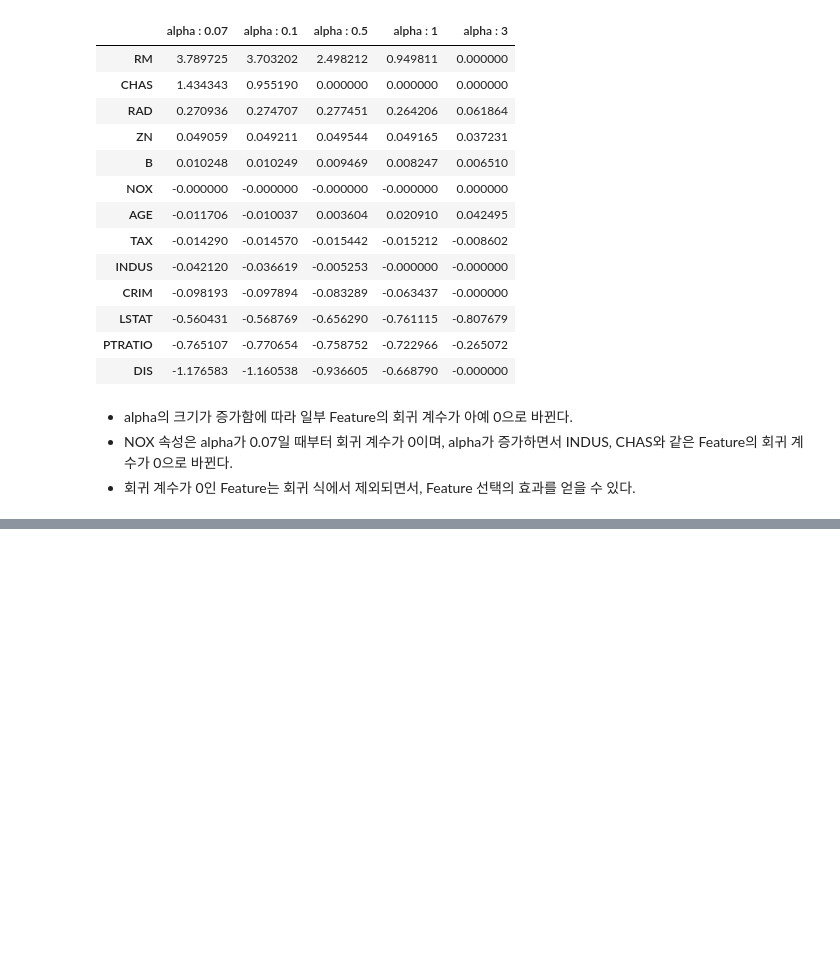
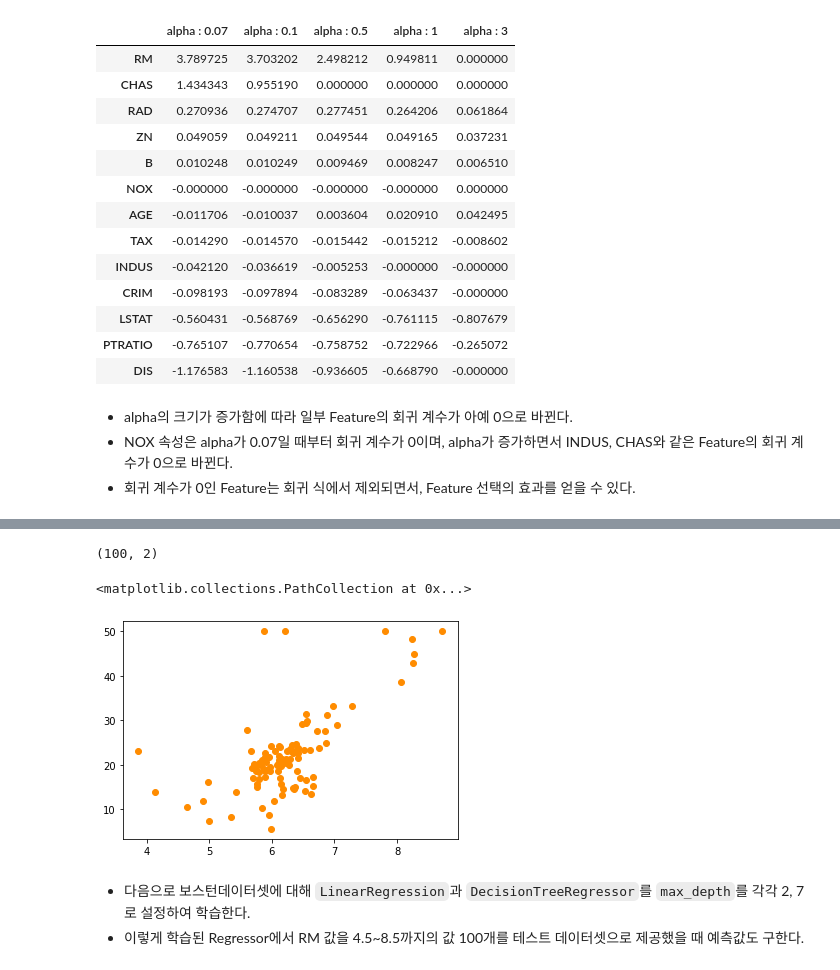
Before and after one commit to Dkepffl/2022-1-ESAA, a Jupyter notebook: Assignment/Assignment0527_Regression3.ipynb, the cells around one changed output, grey strips where cells are left out. Saved outputs shown, nothing was run; the diff lists cells and outputs as text; code cells hidden in the pictures; blank space fills up the shorter version.

```diff
--- a/Assignment/Assignment0527_Regression3.ipynb
+++ b/Assignment/Assignment0527_Regression3.ipynb
@@ -251,0 +587,13 @@ ____
+# %%
+bostonDF_sample = bostonDF[['RM','PRICE']]
+bostonDF_sample = bostonDF_sample.sample( n =100, random_state = 0)
+print(bostonDF_sample.shape)
+plt.figure()
+plt.scatter(bostonDF_sample.RM, bostonDF_sample.PRICE, c = "darkorange")
+# %% [output]
+(100, 2)
+<matplotlib.collections.PathCollection at 0x...>
+[figure, added]
+# %% [markdown]
+- 다음으로 보스턴데이터셋에 대해 `LinearRegression`과 `DecisionTreeRegressor`를 `max_depth`를 각각 2, 7로 설정하여 학습한다.
+- 이렇게 학습된 Regressor에서 RM 값을 4.5~8.5까지의 값 100개를 테스트 데이터셋으로 제공했을 때 예측값도 구한다.
```
Also changed, not shown: parts of 45 cells of this notebook.
